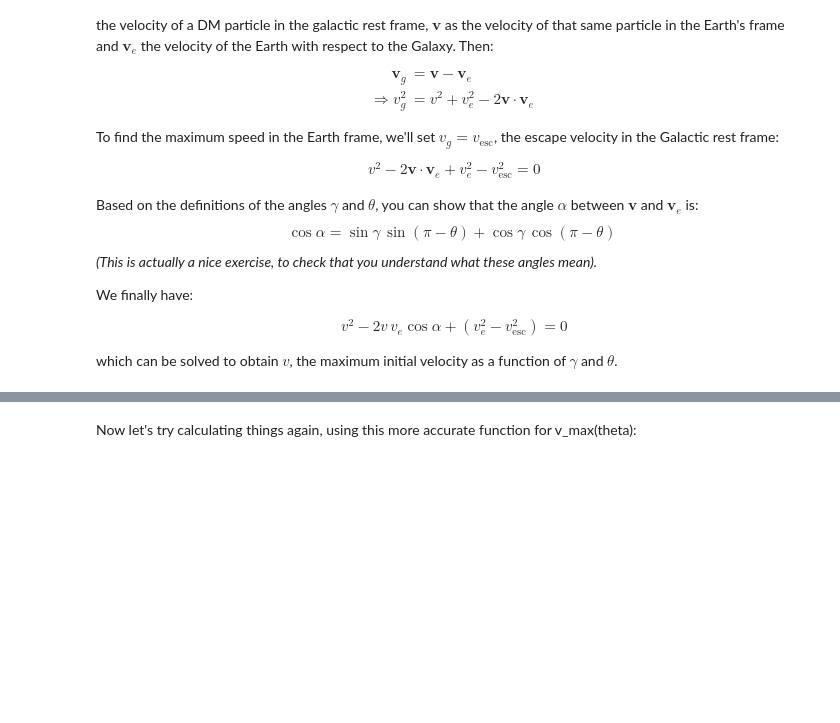
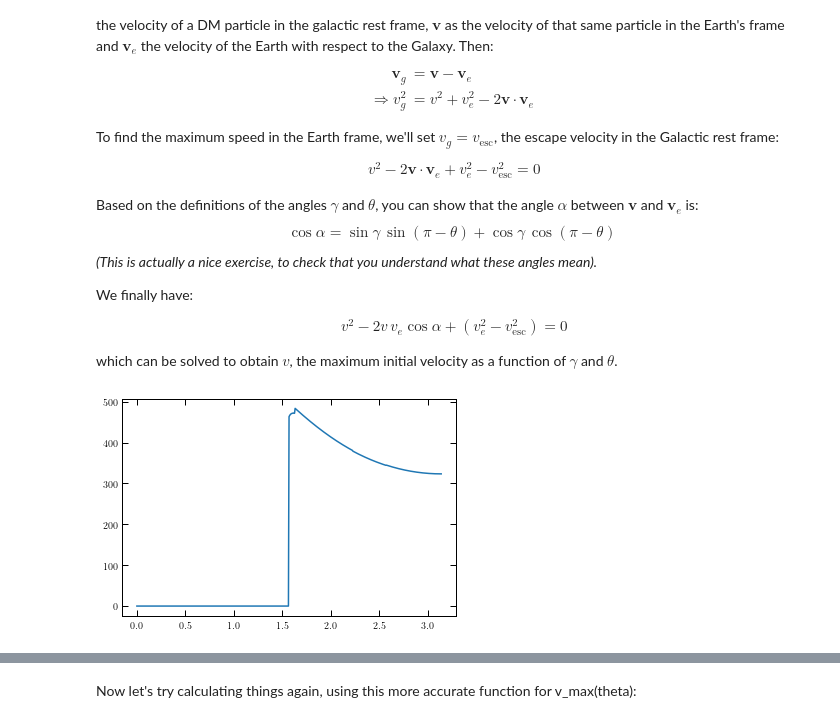
Before and after one commit to bradkav/verne, a Jupyter notebook: src/Example.ipynb, the cells around one changed output, grey strips where cells are left out. Drawn from its saved outputs; the diff is of its cells as text; code cells hidden in the pictures; blank space fills up the shorter version.

```diff
--- a/src/Example.ipynb
+++ b/src/Example.ipynb
@@ -78,7 +88,8 @@ $$
 which can be solved to obtain $v$, the maximum initial velocity as a function of $\gamma$ and $\theta$.
 # %%
 #Let's fix a value of gamma and calculate for a range of theta
-gamma = 0.3
+#gamma = np.pi*126/180.0
+gamma = 0
 
 Nvals = 501
 thetavals = np.linspace(0, np.pi, Nvals)
@@ -97,10 +108,18 @@ v_initial_max = (-b + np.sqrt(b**2 - 4*a*c))/(2.0*a)
         #Calculate the maximum final speed as a function of incoming angle theta
 v_final_max = 0.0*v_initial_max
 for i in range(Nvals):
-    v_final_max[i] = verne.calcVfinal_full(v_initial_max[i], thetavals[i],  depth=100, sigma_p=1e-30, m_x=1.0, interaction="SI", target="SUF")
+    v_final_max[i] = verne.calcVfinal_full(v_initial_max[i], thetavals[i],  depth=0, sigma_p=1e-30, m_x=1.0, interaction="SI", target="surface")
 
 #Now generate an interpolation function for v_final(theta):
 vmax_interp2 = interp1d(thetavals, v_final_max, kind='linear', bounds_error=False, fill_value=0)
+# %%
+plt.figure()
+
+plt.plot(thetavals, v_final_max)
+
+plt.show()
+# %% [output]
+[figure, added]
 # %%
 #This thing works just like any other function:
 print(vmax_interp2(0.75*np.pi))
```
Also changed, not shown: parts of 20 cells of this notebook, 3 other files.
